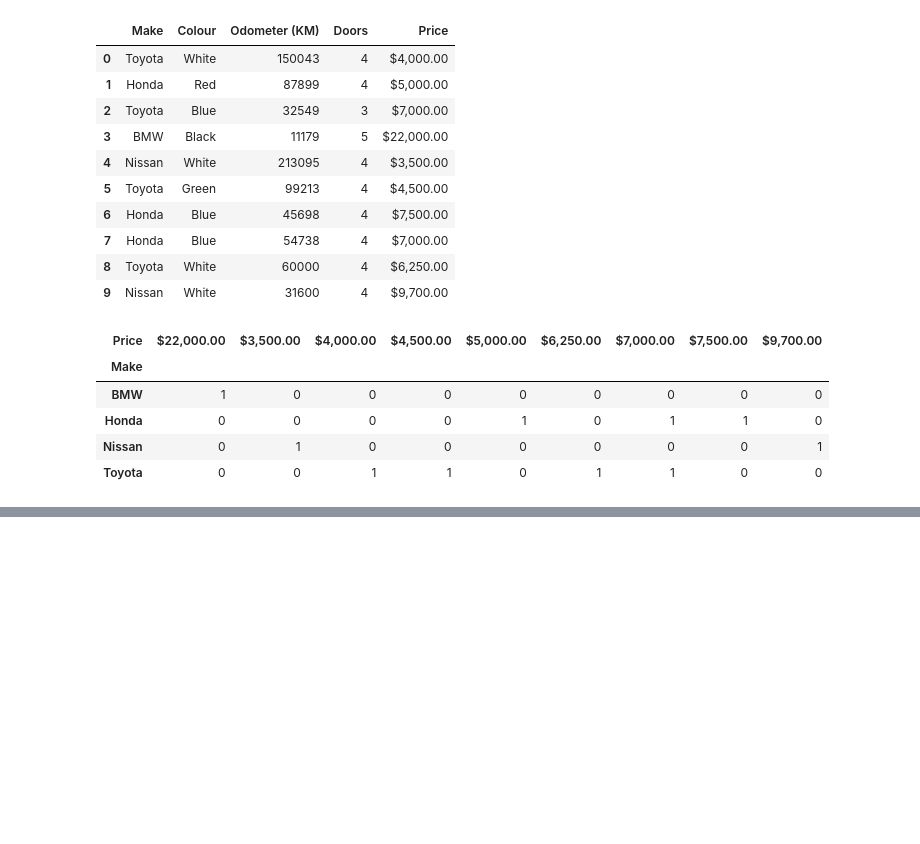
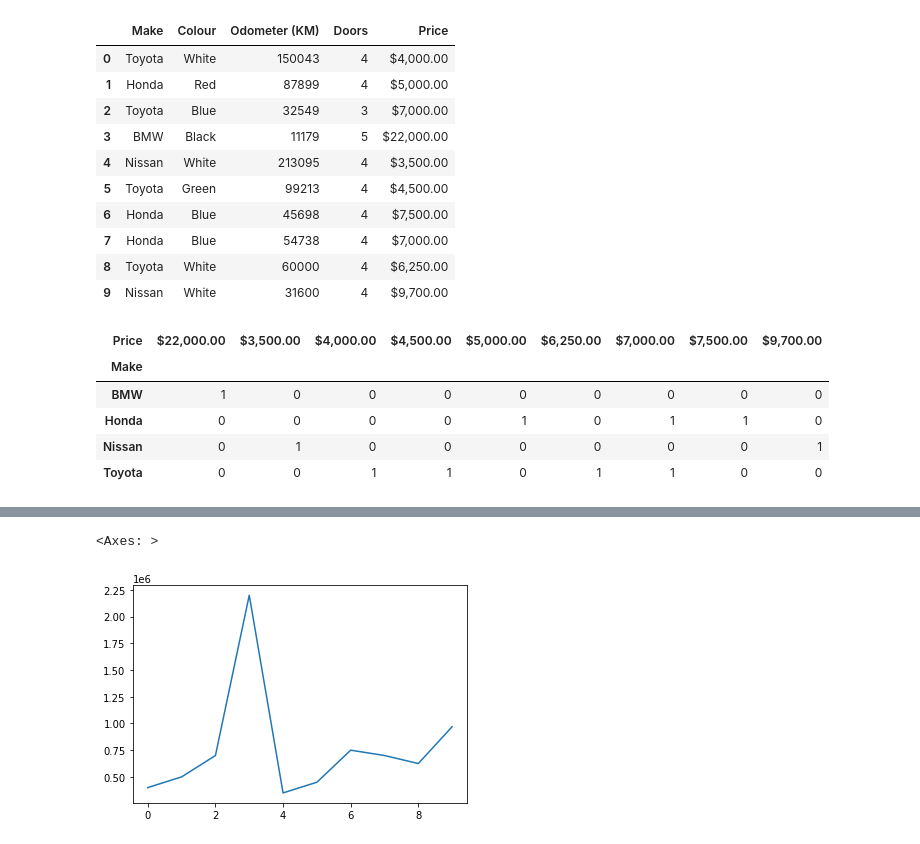
Before and after one commit to Jai3-ui/Machine-Learning-, a Jupyter notebook: Libraries/Pandas/Pandas.ipynb, the cells around one changed output, grey strips where cells are left out. Cells and saved outputs as stored; diff of their text form; code cells hidden in the pictures; blank space fills up the shorter version.

```diff
--- a/Libraries/Pandas/Pandas.ipynb
+++ b/Libraries/Pandas/Pandas.ipynb
@@ -256,0 +286,7 @@ TypeError: Could not convert Black to numeric
+# %%
+car_sales["Price"]=car_sales.Price.replace('\D', '', regex=True).astype(int)
+# %%
+car_sales["Price"].plot()
+# %% [output]
+<Axes: >
+[figure, added]
```
Also changed, not shown: parts of 6 cells of this notebook.
